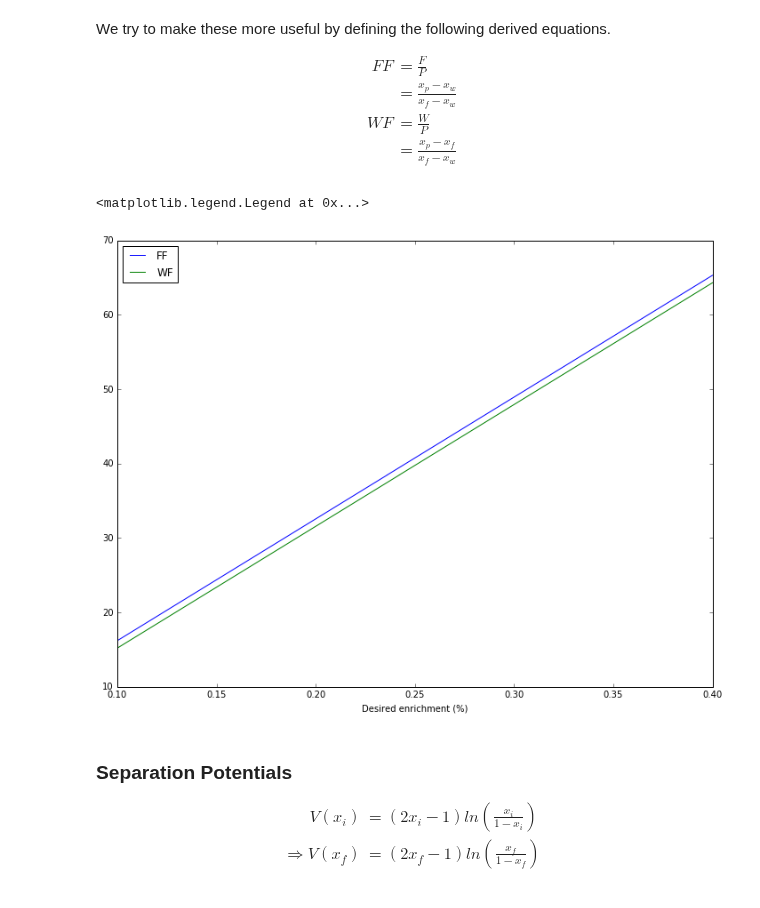
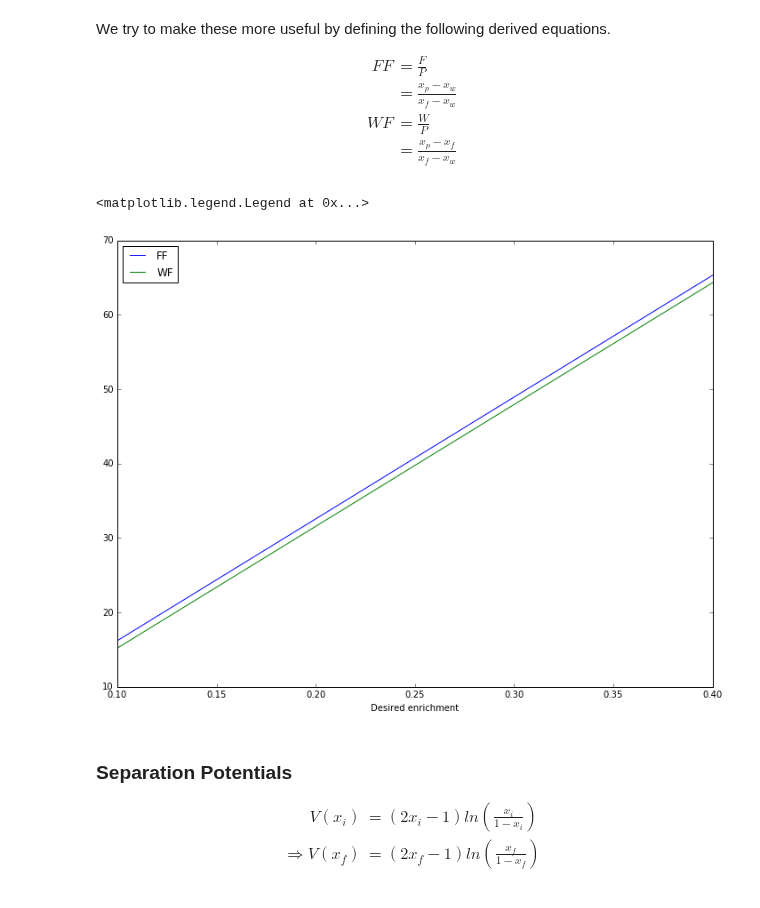
Before and after one commit to katyhuff/npre412, a Jupyter notebook: enrichment/enrichment.ipynb, the cells around one changed output. Saved outputs shown, nothing was run; the diff lists cells and outputs as text; code cells hidden in the pictures.

```diff
--- a/enrichment/enrichment.ipynb
+++ b/enrichment/enrichment.ipynb
@@ -186,35 +186,35 @@ def tail(P, F):
     return F - P
 
 def ff(x_p, x_w, x_f):
     num = x_p - x_w
     denom = x_f - x_w
     return num/denom
 
 def wf(x_p, x_w, x_f):
     num = x_p - x_f
     denom = x_f - x_w
     return num/denom
 
 def x_p(f, p, x_f, x_w):
     return (f/p)*(x_f - x_w) + x_w
 
 def x_w(f, p, x_f, x_p):
     num = x_p - (f/p)*x_f
     denom = 1-(f/p)
     return num/denom
 
 x_p = np.arange(0.1, 0.5, 0.1)
 to_plot = np.arange(1.,5.)
 for i in range(0,4):
     to_plot[i] = ff(x_p[i], 0.001, 0.00711)
 
 plt.plot(x_p, to_plot, label="FF")
 plt.plot(x_p, to_plot - 1, label="WF")
-plt.xlabel("Desired enrichment (%)")
+plt.xlabel("Desired enrichment")
 plt.legend(loc=2)
 # %% [output]
 <matplotlib.legend.Legend at 0x...>
-[figure, old version]
+[figure, new version]
 # %% [markdown]
 ### Separation Potentials
 
```
Also changed, not shown: parts of 4 cells of this notebook, 8 other files.
